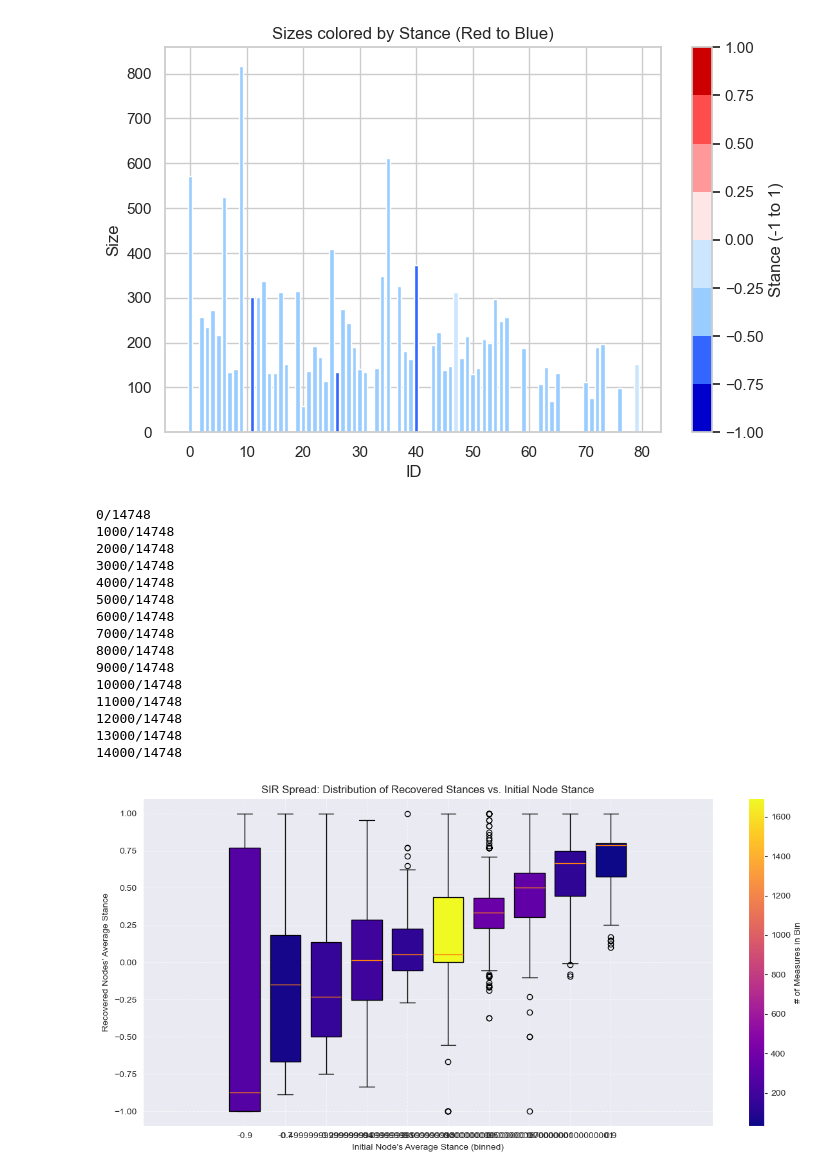
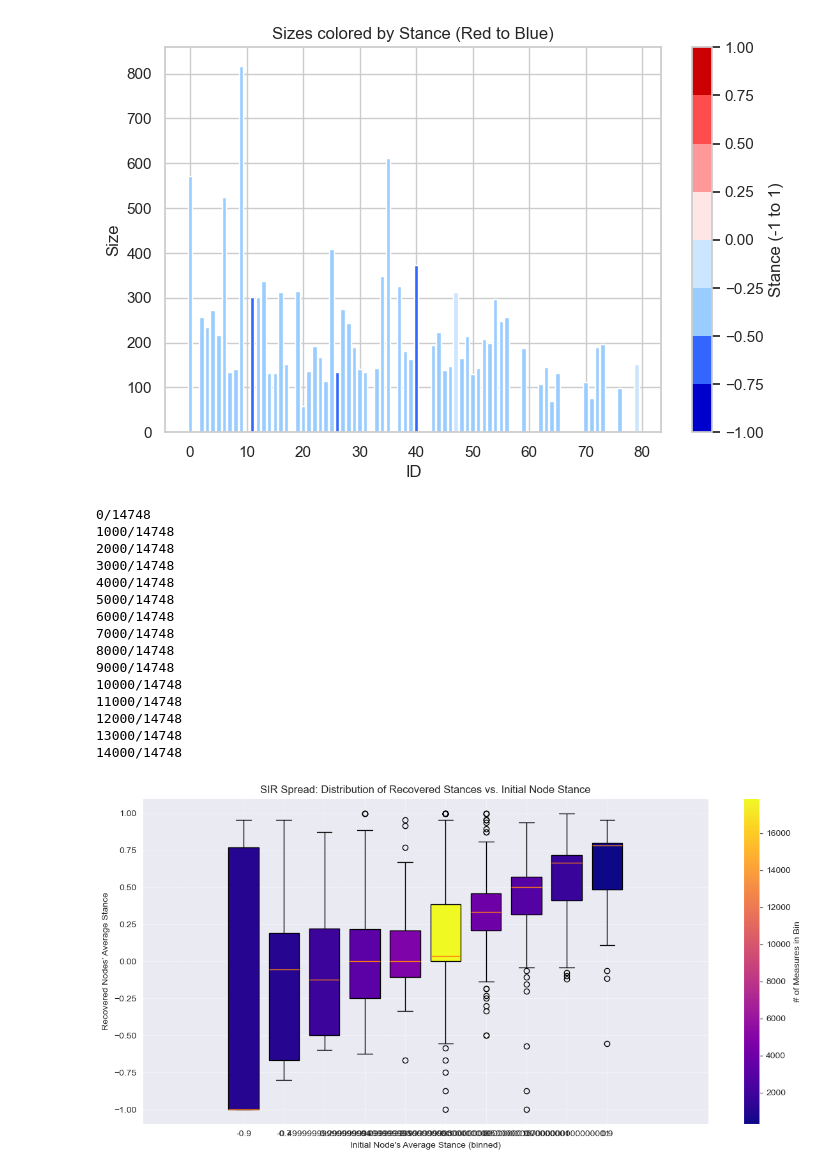
Before and after one commit to Filippo-Corti/SocialMediaMining, a Jupyter notebook: Project/TruthvsBluesky.ipynb, the cells around one changed output. Cells and saved outputs as stored; diff of their text form; code cells hidden in the pictures.

```diff
--- a/Project/TruthvsBluesky.ipynb
+++ b/Project/TruthvsBluesky.ipynb
@@ -644,27 +644,24 @@ bin_edges = np.linspace(-1, 1, num_bins + 1)
 bin_centers = (bin_edges[:-1] + bin_edges[1:]) / 2
 
 binned_data = defaultdict(list)
+recovered_count_per_bin = defaultdict(int)
 
-i = 0
-for node, attr in Truth_G.nodes(data=True):
+for i, (node, attr) in enumerate(Truth_G.nodes(data=True)):
     node_stance = attr['average_stance']
-    measures = []
-    for _ in range(1):
+    bin_index = np.digitize(node_stance, bin_edges) - 1
+    if 0 <= bin_index < num_bins:
         recovered = simulate_sir(Truth_G, node)
         if recovered:
-            measures.append(average_stance(Truth_G, recovered))
-    if measures: # Measures are added to the corresponding bin (determined by node_stance)
-        bin_index = np.digitize(node_stance, bin_edges) - 1
-        if 0 <= bin_index < num_bins:
-            binned_data[bin_index].extend(measures)
+            stance = average_stance(Truth_G, recovered)
+            binned_data[bin_index].append(stance)
+            recovered_count_per_bin[bin_index] += len(recovered)
 
     if i % 1000 == 0:
         print(f"{i}/{len(Truth_G.nodes)}")
-    i += 1
 
 # Prepare boxplot data
 boxplot_data = [binned_data[i] for i in range(num_bins)]
-counts = [len(binned_data[i]) for i in range(num_bins)]
+counts = [recovered_count_per_bin[i] for i in range(num_bins)]
 
 # Normalize counts for coloring
 norm = colors.Normalize(vmin=min(counts), vmax=max(counts))
@@ -683,34 +680,34 @@ for patch, count in zip(box['boxes'], counts):
 # Add colorbar linked to this axes
 sm = cm.ScalarMappable(cmap=cmap, norm=norm)
 sm.set_array([])  # Only needed to make colorbar work
 fig.colorbar(sm, ax=ax, label="# of Measures in Bin")
 
 # Labeling
 ax.set_xlabel("Initial Node's Average Stance (binned)")
 ax.set_ylabel("Recovered Nodes' Average Stance")
 ax.set_title("SIR Spread: Distribution of Recovered Stances vs. Initial Node Stance")
 ax.set_xticks(bin_centers)
 ax.grid(True, linestyle='--', alpha=0.6)
 
 plt.tight_layout()
 plt.show()
 # %% [output]
 0/14748
 1000/14748
 2000/14748
 3000/14748
 4000/14748
 5000/14748
 6000/14748
 7000/14748
 8000/14748
 9000/14748
 10000/14748
 11000/14748
 12000/14748
 13000/14748
 14000/14748
-[figure, old version]
+[figure, new version]
 # %%
 num_bins = 10
 bin_edges = np.linspace(-1, 1, num_bins + 1)
```
Also changed, not shown: parts of 1 cell of this notebook.
